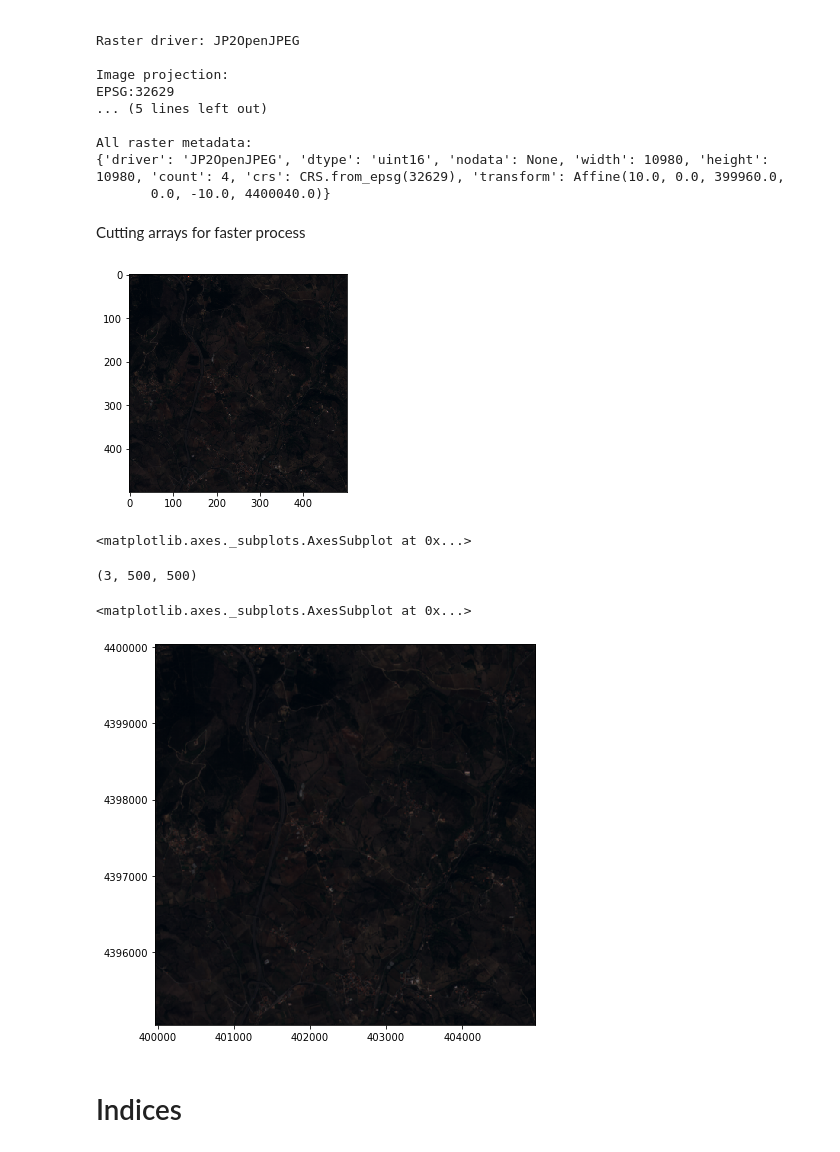
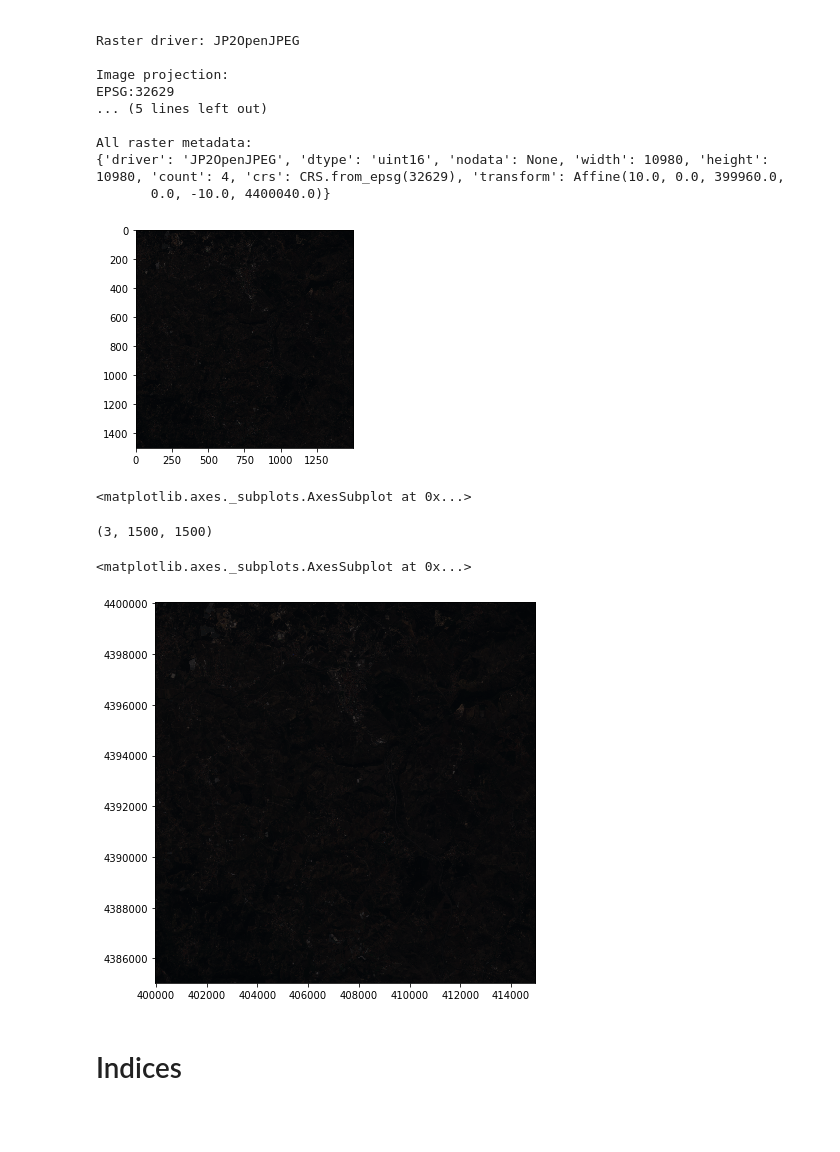
Before and after one commit to SimaoBarbosa/Land_cover_classification, a Jupyter notebook: Supervised_Classification_of_IMG_DATA_1.ipynb, the cells around one changed output. Cells and saved outputs as stored; diff of their text form; code cells hidden in the pictures; blank space fills up the shorter version.

```diff
--- a/Supervised_Classification_of_IMG_DATA_1.ipynb
+++ b/Supervised_Classification_of_IMG_DATA_1.ipynb
@@ -13,3 +11,7 @@ alert()
+# %%
+# 0 to  10980 for this img_data
+cutx = 7000
+cuty = 8500
 # %%
 import rasterio
 from rasterio.mask import mask
@@ -156,33 +148,29 @@ EPSG:32629
 All raster metadata:
 {'driver': 'JP2OpenJPEG', 'dtype': 'uint16', 'nodata': None, 'width': 10980, 'height': 10980, 'count': 4, 'crs': CRS.from_epsg(32629), 'transform': Affine(10.0, 0.0, 399960.0,
        0.0, -10.0, 4400040.0)}
-# %% [markdown]
-Cutting arrays for faster process
-# %%
-cutx = 8000
-cuty = 8500
 # %%
 from rasterio.plot import adjust_band
 from rasterio.plot import reshape_as_raster, reshape_as_image
-
-rgb_norm = adjust_band(dataset.read([3,2,1])[:,cutx : cuty,cutx : cuty]) # normalize bands to range between 1.0 to 0.0
+cutted = dataset.read([3,2,1])[:,cutx : cuty,cutx : cuty]
+full = dataset.read([3,2,1])
+rgb_norm = adjust_band(cutted) # normalize bands to range between 1.0 to 0.0
 
 show(rgb_norm)
 # %% [output]
-[figure, old version]
+[figure, new version]
 <matplotlib.axes._subplots.AxesSubplot at 0x...>
 # %%
 import matplotlib.pyplot as plt
 from rasterio.plot import show
 
-clipped_img = adjust_band(dataset.read([3,2,1])[:,cutx : cuty,cutx : cuty])
+clipped_img = adjust_band(cutted)
 print(clipped_img.shape)
 fig, ax = plt.subplots(figsize=(10,7))
 show(clipped_img[:,  : , : ], ax=ax, transform=full_dataset.transform) # add the transform arg to get it in lat long coords
 # %% [output]
-(3, 500, 500)
+(3, 1500, 1500)
 <matplotlib.axes._subplots.AxesSubplot at 0x...>
-[figure, old version]
+[figure, new version]
 # %% [markdown]
 # Indices
 # %%
```
Also changed, not shown: parts of 60 cells of this notebook, 22 other files.
